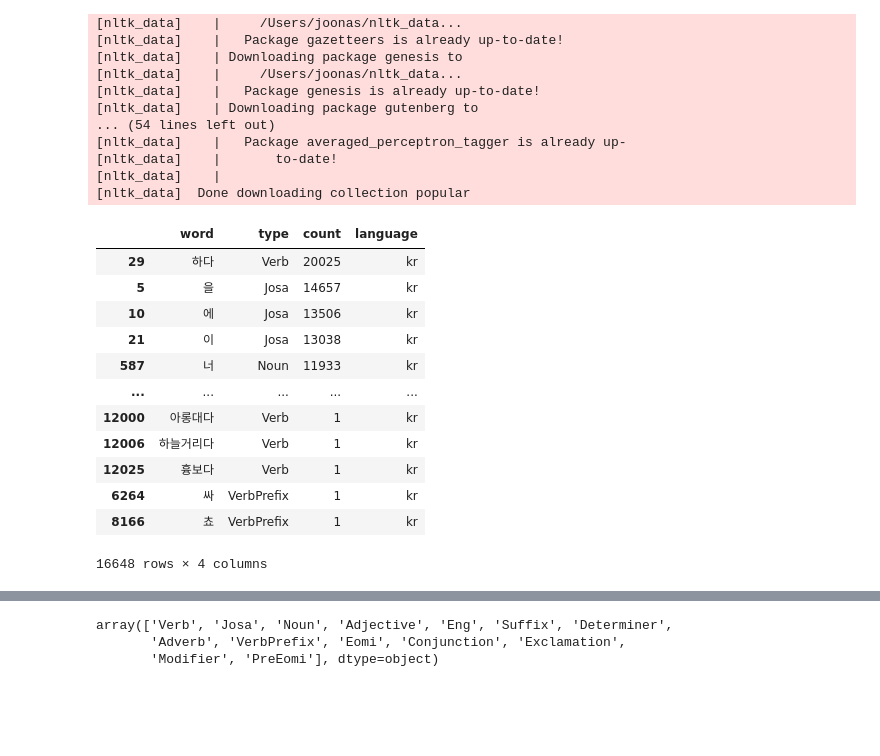
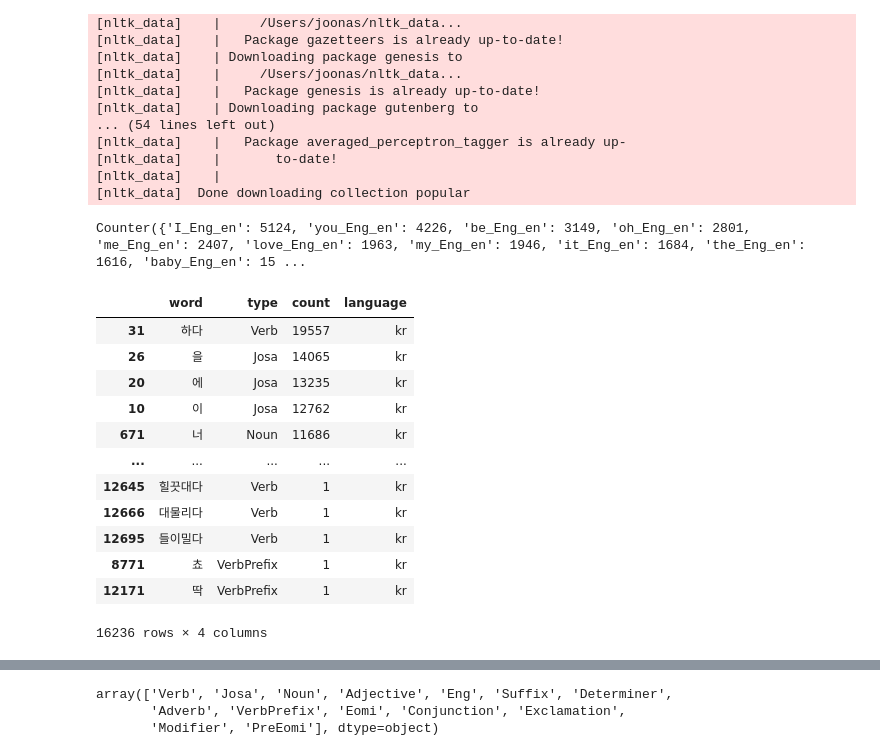
Before and after one commit to joonas-yoon/kpop-lyrics-analytics, a Jupyter notebook: analytics.ipynb, the cells around one changed output, grey strips where cells are left out. Drawn from its saved outputs; the diff is of its cells as text; code cells hidden in the pictures; blank space fills up the shorter version.

```diff
--- a/analytics.ipynb
+++ b/analytics.ipynb
@@ -214,3 +82,5 @@ df.to_csv('lyrics_by_year_1964_2023.csv', encoding='utf-8', index=False)
+# %%
+lyrics_all_df = df.copy()
 # %%
 from collections import Counter
 import konlpy
@@ -257,0 +124,3 @@ filter_language('가나다라 마바사 아브라카다브라 A.I. is coming on'
+# %%
+unique_songs_all = lyrics_all_df.drop_duplicates(subset=['id'])
+unique_songs_all
@@ -258,16 +141,16 @@ filter_language('가나다라 마바사 아브라카다브라 A.I. is coming on'
 # %%
 from tqdm.notebook import tqdm
 
-counter = Counter()
-lyrics = df['lyric']
+counter_kr = Counter()
+lyrics = unique_songs_all['lyric']
 bar = tqdm(total=len(lyrics))
 for lyric in lyrics:
     l_ko = filter_language(str(lyric), 'kr')
     sentence = [f"{word}_{ty}_kr" for word, ty in get_okt(l_ko)]
     c = Counter(sentence)
-    counter += c
+    counter_kr += c
     del c
     bar.update(1)
 
-print(counter)
+print(counter_kr)
 # %% [output]
@@ -300,39 +183,57 @@ stemmer = PorterStemmer()
 [nltk_data]    |
 [nltk_data]  Done downloading collection popular
 # %%
+def complete_word(words):
+    def complete(word):
+        if word == 'I': return ['I']
+        if word == 'Im': return ['I', 'am']
+        if word == 'Ill': return ['I', 'will']
+        return [word.lower()]
+    r = []
+    for w in words:
+        r += complete(w)
+    return r
+
+counter_en = Counter()
+
 for l in tqdm(lyrics):
     l = '' if type(l) != str else l
     sentence = filter_language(l, 'en')
     if len(sentence) < 1:
         continue
-    words = sentence.split()
+    words = complete_word(sentence.split())
     c = Counter([f"{lemmatizer.lemmatize(word, 'v')}_Eng_en" for word in words])
-    counter += c
+    counter_en += c
     del c
+
+print(counter_en)
+# %% [output]
+Counter({'I_Eng_en': 5124, 'you_Eng_en': 4226, 'be_Eng_en': 3149, 'oh_Eng_en': 2801, 'me_Eng_en': 2407, 'love_Eng_en': 1963, 'my_Eng_en': 1946, 'it_Eng_en': 1684, 'the_Eng_en': 1616, 'baby_Eng_en': 15 ...
 # %%
 count_pairs = []
+counter = counter_kr + counter_en
 
 for key, count in counter.items():
     word, kind, lang = key.split('_')
     count_pairs.append((word, kind, count, lang))
 
 count_df = pd.DataFrame(count_pairs, columns=['word', 'type', 'count', 'language'])
 count_df = count_df.sort_values(by=['count', 'type'], ascending=[False, True])
 count_df
 # %% [output]
 |  | word | type | count | language |
-| 29 | 하다 | Verb | 20025 | kr |
-| 5 | 을 | Josa | 14657 | kr |
-| 10 | 에 | Josa | 13506 | kr |
-| 21 | 이 | Josa | 13038 | kr |
-| 587 | 너 | Noun | 11933 | kr |
+| 31 | 하다 | Verb | 19557 | kr |
+| 26 | 을 | Josa | 14065 | kr |
+| 20 | 에 | Josa | 13235 | kr |
+| 10 | 이 | Josa | 12762 | kr |
+| 671 | 너 | Noun | 11686 | kr |
 | ... | ... | ... | ... | ... |
-| 12000 | 아롱대다 | Verb | 1 | kr |
-| 12006 | 하늘거리다 | Verb | 1 | kr |
-| 12025 | 흉보다 | Verb | 1 | kr |
-| 6264 | 싸 | VerbPrefix | 1 | kr |
-| 8166 | 쵸 | VerbPrefix | 1 | kr |
+| 12645 | 힐끗대다 | Verb | 1 | kr |
+| 12666 | 대물리다 | Verb | 1 | kr |
+| 12695 | 들이밀다 | Verb | 1 | kr |
+| 8771 | 쵸 | VerbPrefix | 1 | kr |
+| 12171 | 딱 | VerbPrefix | 1 | kr |
-16648 rows × 4 columns
+16236 rows × 4 columns
 # %%
 count_df[count_df['language'] == 'en']
 # %% [output]
```
Also changed, not shown: parts of 31 cells of this notebook.
